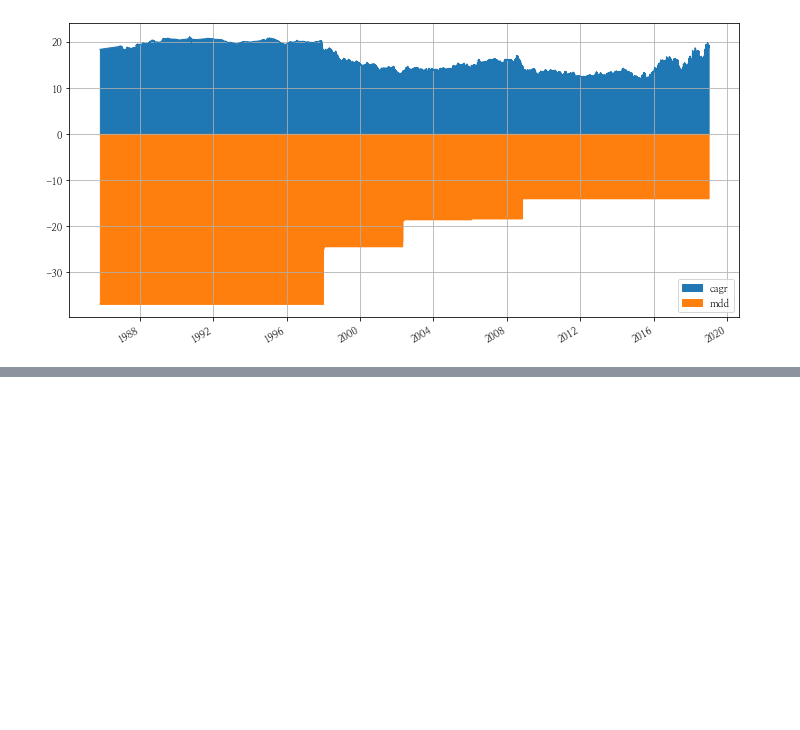
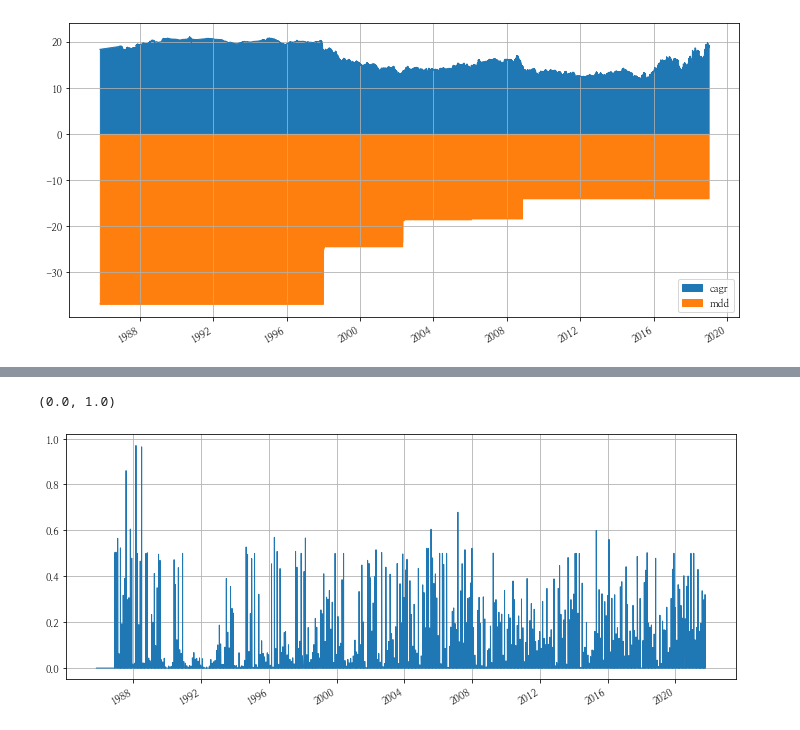
Before and after one commit to hermian/UPersAIBeta, a Jupyter notebook: 02.ai_beta_확장.ipynb, the cells around one changed output, grey strips where cells are left out. Saved outputs shown, nothing was run; the diff lists cells and outputs as text; code cells hidden in the pictures; blank space fills up the shorter version.

```diff
--- a/02.ai_beta_확장.ipynb
+++ b/02.ai_beta_확장.ipynb
@@ -341,0 +348,6 @@ tdf.to_csv("AIBeta_3개월_0.50_CAGR_MDD.csv")
+# %%
+bt_ai_beta_50.turnover.plot(figsize=(12,5))
+ax.set_ylim(0.0, 1.0)
+# %% [output]
+(0.0, 1.0)
+[figure, added]
```
Also changed, not shown: parts of 1 cell of this notebook.
